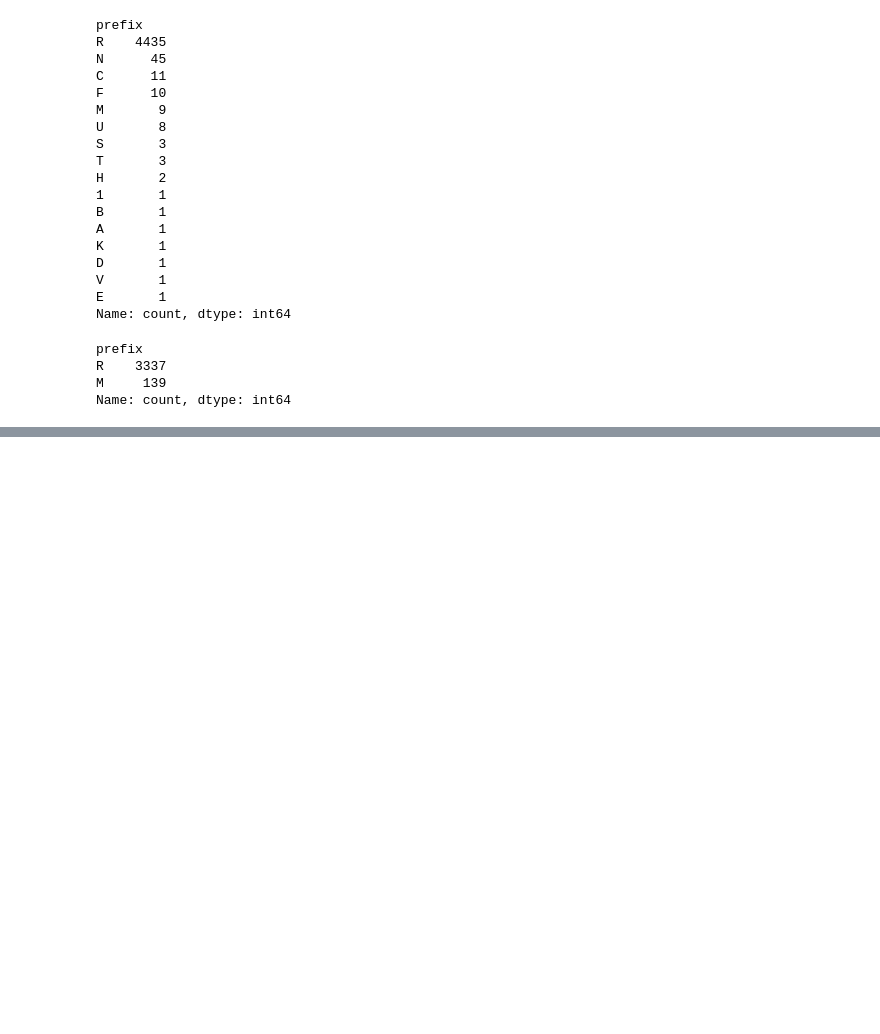
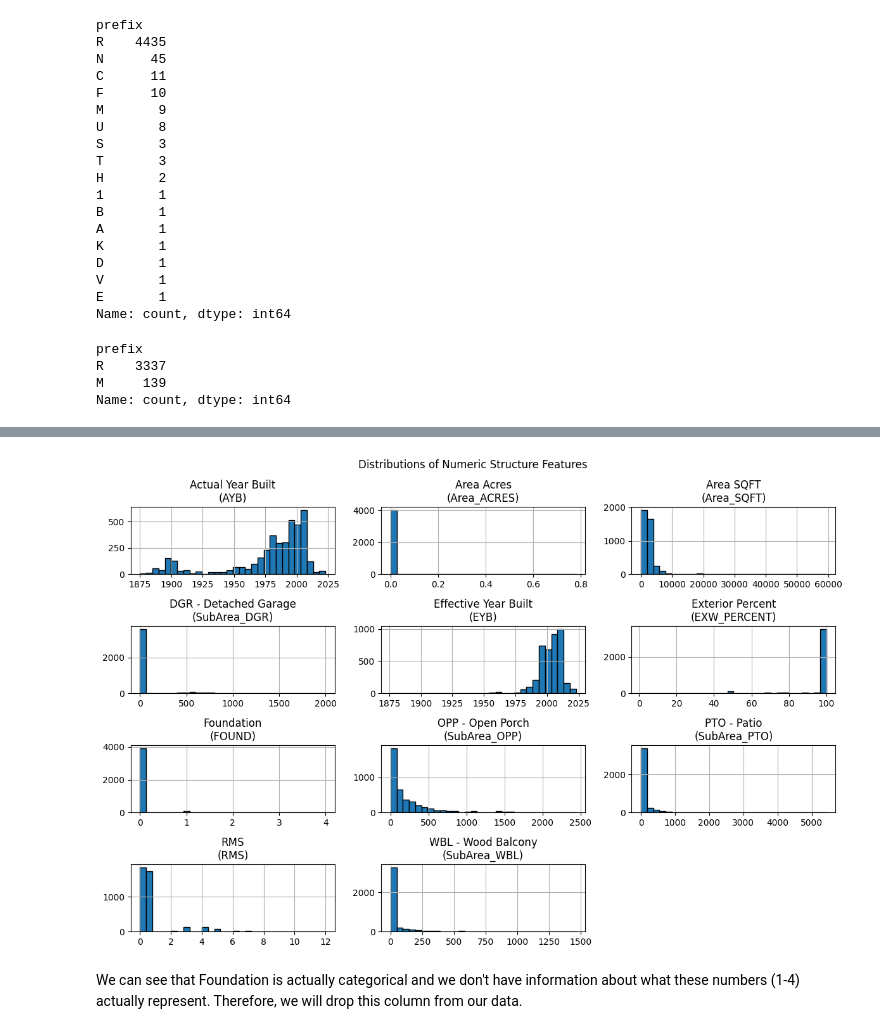
Before and after one commit to bryceayoung/ouray, a Jupyter notebook: workflows/analysis/tax_analysis.ipynb, the cells around one changed output, grey strips where cells are left out. Cells and saved outputs as stored; diff of their text form; code cells hidden in the pictures; blank space fills up the shorter version.

Commit message:
merge tax and hiz features with mbf. Initial look at numeric tax feat.

```diff
--- a/workflows/analysis/tax_analysis.ipynb
+++ b/workflows/analysis/tax_analysis.ipynb
@@ -134,0 +258,30 @@ When I cleaned the assessor database, I believe I removed homes where there were
+# %%
+# Categorical structure features (n=12)
+cat_cols = [
+    'Air Conditioning\n(AIRC)',
+    'Architecture Style\n(ARCH)',
+    'Condition\n(COND)',
+    'Exterior Wall\n(EXW)',
+    'Floor\n(FLR)',
+    'Frame\n(FRME)',
+    'Heating Fuel\n(HTFL)',
+    'Interior Wall\n(INT)',
+    'Neighborhood\n(NBHD)',
+    'Roof Cover\n(RCVR)',
+    'Roof Structure\n(RSTR)',
+    'Type'
+            ]
+# Numeric structure features (n=11)
+num_cols = [
+    'Actual Year Built\n(AYB)',
+    'Area Acres\n(Area_ACRES)',
+    'Area SQFT\n(Area_SQFT)',
+    'DGR - Detached Garage\n(SubArea_DGR)',
+    'Effective Year Built\n(EYB)',
+    'Exterior Percent\n(EXW_PERCENT)',
+    # 'Foundation\n(FOUND)', Dropped for lack of data
+    'OPP - Open Porch\n(SubArea_OPP)',
+    'PTO - Patio\n(SubArea_PTO)',
+    'RMS\n(RMS)',
+    'WBL - Wood Balcony\n(SubArea_WBL)'
+            ]
@@ -134,0 +304,12 @@ When I cleaned the assessor database, I believe I removed homes where there were
+# %%
+import matplotlib.pyplot as plt
+
+# Histograms for numeric structure features
+gdf[num_cols].hist(figsize=(12, 8), bins=30, edgecolor='black')
+plt.suptitle('Distributions of Numeric Structure Features')
+plt.tight_layout()
+plt.show()
+# %% [output]
+[figure, added]
+# %% [markdown]
+We can see that Foundation is actually categorical and we don't have information about what these numbers (1-4) actually represent. Therefore, we will drop this column from our data.
```
Also changed, not shown: parts of 32 cells of this notebook.
